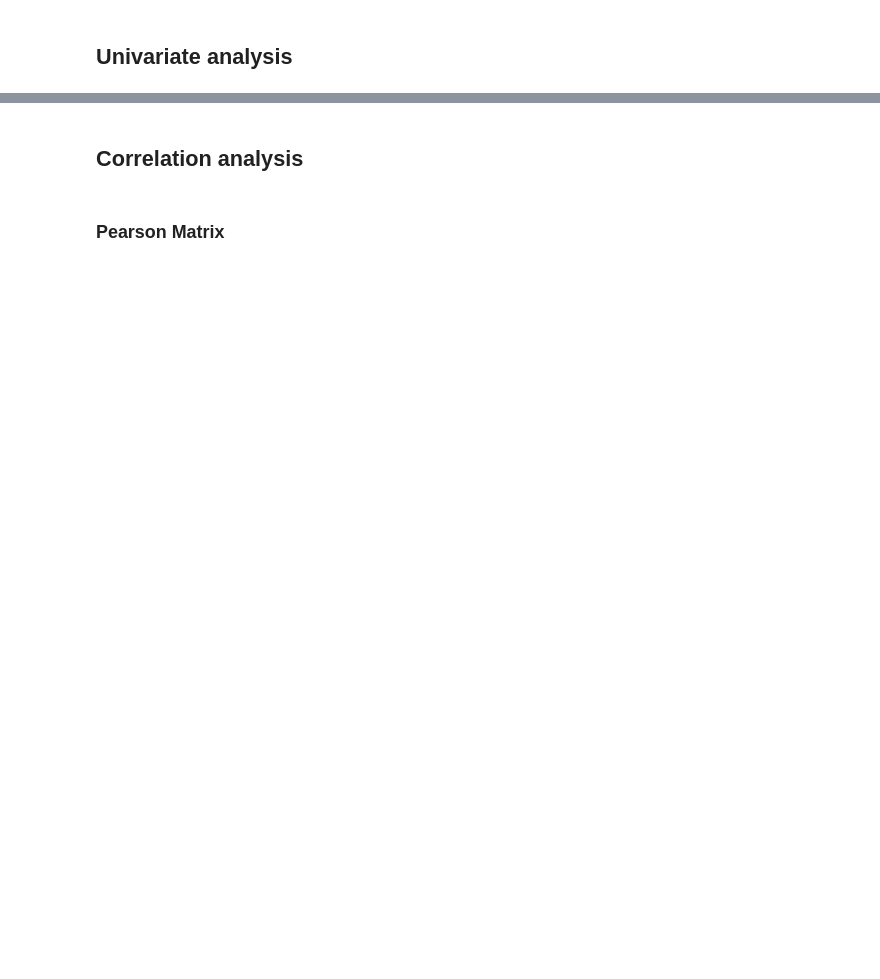
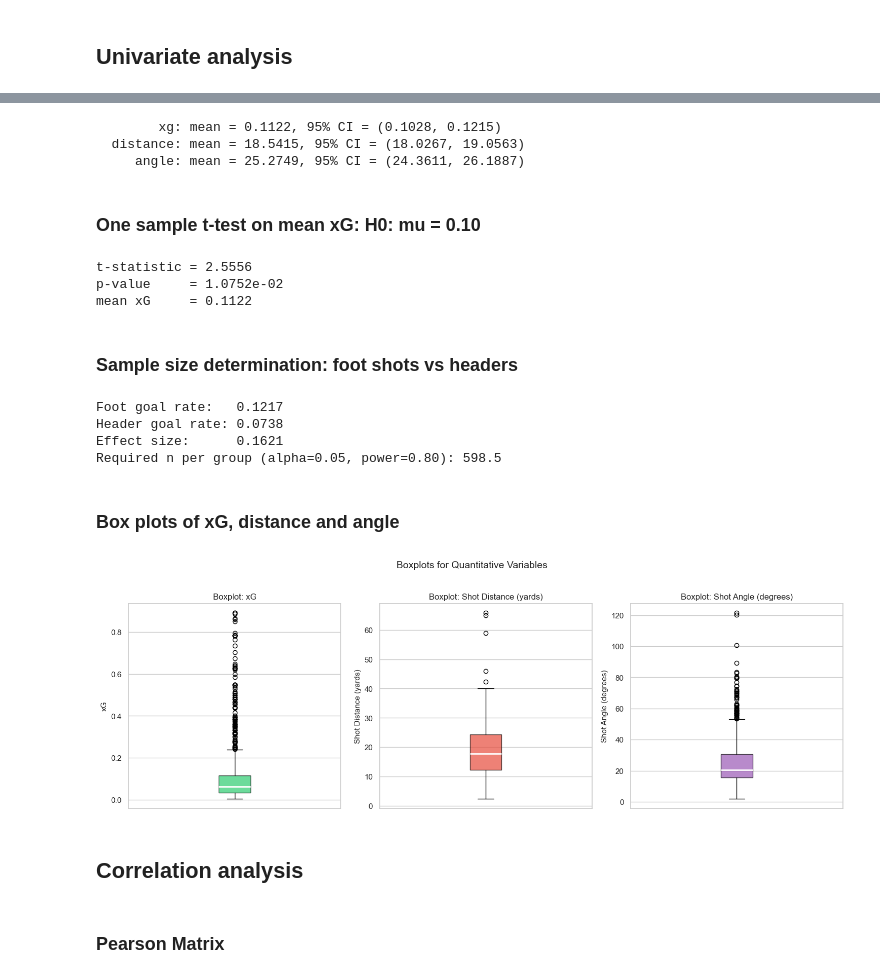
Before and after one commit to gabreyrom/MA541-Statistical-Methods-Course-Project, a Jupyter notebook: final_project.ipynb, the cells around one changed output, grey strips where cells are left out. Cells and saved outputs as stored; diff of their text form; code cells hidden in the pictures; blank space fills up the shorter version.

```diff
--- a/final_project.ipynb
+++ b/final_project.ipynb
@@ -327,3 +363,72 @@ Shot map saved to figures/fig_shot_map.png
+# %%
+for var in ["xg", "distance", "angle"]:
+    n    = len(df[var])
+    mean = df[var].mean()
+    se   = stats.sem(df[var])
+    ci   = stats.t.interval(0.95, df=n-1, loc=mean, scale=se)
+    print(f"{var:>10}: mean = {mean:.4f}, 95% CI = ({ci[0]:.4f}, {ci[1]:.4f})")
+# %% [output]
+        xg: mean = 0.1122, 95% CI = (0.1028, 0.1215)
+  distance: mean = 18.5415, 95% CI = (18.0267, 19.0563)
+     angle: mean = 25.2749, 95% CI = (24.3611, 26.1887)
+# %% [markdown]
+### One sample t-test on mean xG: H0: mu = 0.10
+# %%
+t_stat, p_val = stats.ttest_1samp(df["xg"], popmean=0.10)
+print(f"t-statistic = {t_stat:.4f}")
+print(f"p-value     = {p_val:.4e}")
+print(f"mean xG     = {df['xg'].mean():.4f}")
+# %% [output]
+t-statistic = 2.5556
+p-value     = 1.0752e-02
+mean xG     = 0.1122
+# %% [markdown]
+### Sample size determination: foot shots vs headers
+# %%
+p1 = df[df["body_part"].isin(["Right Foot", "Left Foot"])]["goal"].mean()
+p2 = df[df["body_part"] == "Head"]["goal"].mean()
+
+effect_size = abs(p1 - p2) / np.sqrt((p1*(1-p1) + p2*(1-p2)) / 2)
+analysis    = TTestIndPower()
+n_required  = analysis.solve_power(effect_size=effect_size,
+                                    alpha=0.05,
+                                    power=0.80,
+                                    alternative="two-sided")
+print(f"Foot goal rate:   {p1:.4f}")
+print(f"Header goal rate: {p2:.4f}")
+print(f"Effect size:      {effect_size:.4f}")
+print(f"Required n per group (alpha=0.05, power=0.80): {n_required:.1f}")
+# %% [output]
+Foot goal rate:   0.1217
+Header goal rate: 0.0738
+Effect size:      0.1621
+Required n per group (alpha=0.05, power=0.80): 598.5
+# %% [markdown]
+### Box plots of xG, distance and angle
+# %%
+# ── Boxplots for the three quantitative variables ─────────────────────────────
+fig, axes = plt.subplots(1, 3, figsize=(15, 5))
+
+for ax, var, title, color in zip(
+    axes,
+    ["xg", "distance", "angle"],
+    ["xG", "Shot Distance (yards)", "Shot Angle (degrees)"],
+    ["#2ecc71", "#e74c3c", "#9b59b6"]
+):
+    bp = ax.boxplot(df[var], patch_artist=True,
+                    medianprops={"color": "white", "linewidth": 2})
+    bp["boxes"][0].set_facecolor(color)
+    bp["boxes"][0].set_alpha(0.7)
+    ax.set_ylabel(title, fontsize=11)
+    ax.set_title(f"Boxplot: {title}", fontsize=12)
+    ax.set_xticks([])
+
+plt.suptitle("Boxplots for Quantitative Variables", fontsize=14, y=1.02)
+plt.tight_layout()
+plt.savefig("figures/fig_boxplots_univariate.png", dpi=150, bbox_inches="tight")
+plt.show()
+# %% [output]
+[figure, added]
 # %% [markdown]
 ## Correlation analysis
 # %% [markdown]
```
Also changed, not shown: parts of 46 cells of this notebook, 7 other files.
